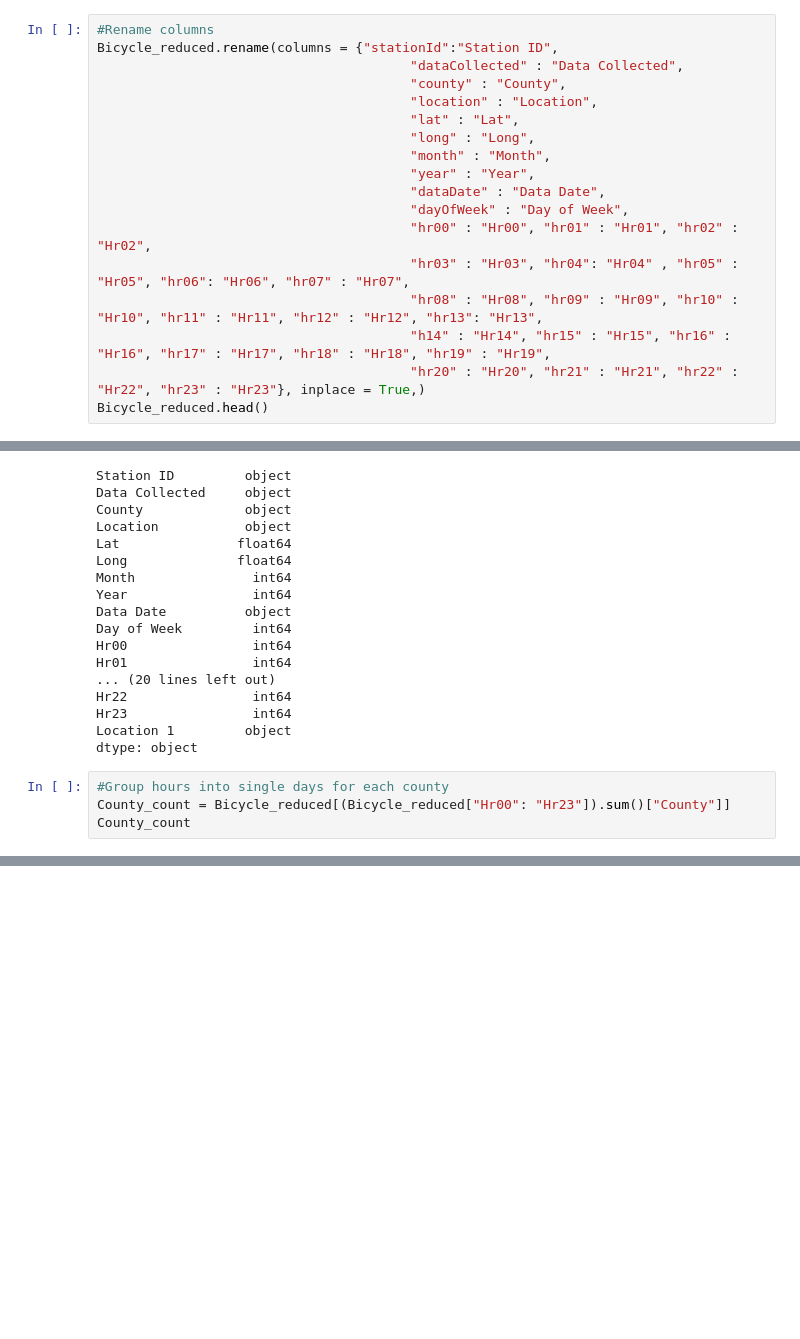
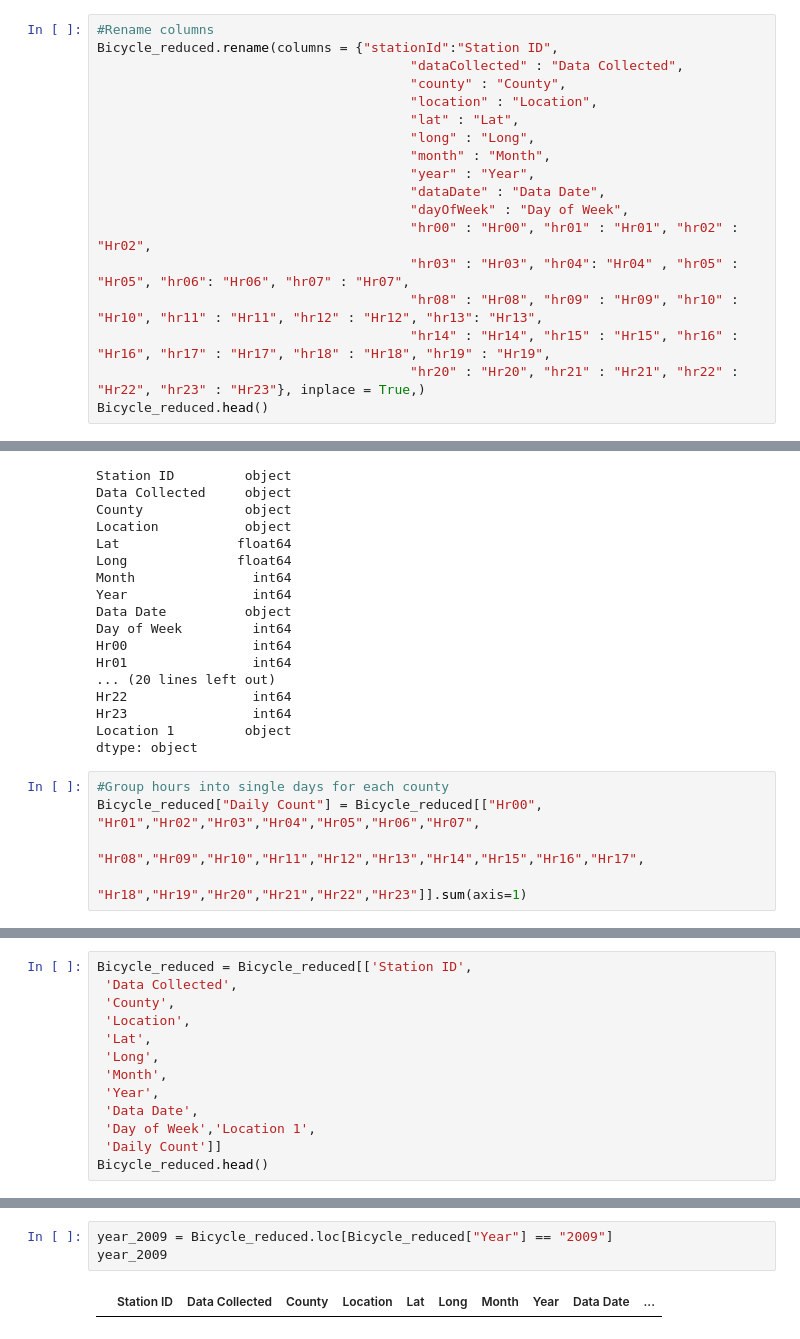
Before and after one commit to ConnCOS/Project-1---Group-2, a Jupyter notebook: Bicycle_data_V2.ipynb, the cells around one changed output, grey strips where cells are left out. Drawn from its saved outputs; the diff is of its cells as text; blank space fills up the shorter version.

```diff
--- a/Bicycle_data_V2.ipynb
+++ b/Bicycle_data_V2.ipynb
@@ -119,7 +119,7 @@ Bicycle_reduced.rename(columns = {"stationId":"Station ID",
                                         "hr00" : "Hr00", "hr01" : "Hr01", "hr02" : "Hr02",
                                         "hr03" : "Hr03", "hr04": "Hr04" , "hr05" : "Hr05", "hr06": "Hr06", "hr07" : "Hr07",
                                         "hr08" : "Hr08", "hr09" : "Hr09", "hr10" : "Hr10", "hr11" : "Hr11", "hr12" : "Hr12", "hr13": "Hr13",
-                                        "h14" : "Hr14", "hr15" : "Hr15", "hr16" : "Hr16", "hr17" : "Hr17", "hr18" : "Hr18", "hr19" : "Hr19",
+                                        "hr14" : "Hr14", "hr15" : "Hr15", "hr16" : "Hr16", "hr17" : "Hr17", "hr18" : "Hr18", "hr19" : "Hr19",
                                         "hr20" : "Hr20", "hr21" : "Hr21", "hr22" : "Hr22", "hr23" : "Hr23"}, inplace = True,)
 Bicycle_reduced.head()
 # %% [output]
@@ -173,5 +173,6 @@ Location 1         object
 dtype: object
 # %%
 #Group hours into single days for each county
-County_count = Bicycle_reduced[(Bicycle_reduced["Hr00": "Hr23"]).sum()["County"]]
-County_count
+Bicycle_reduced["Daily Count"] = Bicycle_reduced[["Hr00", "Hr01","Hr02","Hr03","Hr04","Hr05","Hr06","Hr07",
+                                                 "Hr08","Hr09","Hr10","Hr11","Hr12","Hr13","Hr14","Hr15","Hr16","Hr17",
+                                                 "Hr18","Hr19","Hr20","Hr21","Hr22","Hr23"]].sum(axis=1)
@@ -179,0 +189,13 @@ TypeError: cannot do slice indexing on Int64Index with these indexers [Hr00] of
+# %%
+Bicycle_reduced = Bicycle_reduced[['Station ID',
+ 'Data Collected',
+ 'County',
+ 'Location',
+ 'Lat',
+ 'Long',
+ 'Month',
+ 'Year',
+ 'Data Date',
+ 'Day of Week','Location 1',
+ 'Daily Count']]
+Bicycle_reduced.head()
@@ -179,0 +257,5 @@ TypeError: cannot do slice indexing on Int64Index with these indexers [Hr00] of
+# %%
+year_2009 = Bicycle_reduced.loc[Bicycle_reduced["Year"] == "2009"]
+year_2009
+# %% [output]
+|  | Station ID | Data Collected | County | Location | Lat | Long | Month | Year | Data Date | ... |
```
Also changed, not shown: parts of 7 cells of this notebook, 3 other files.
